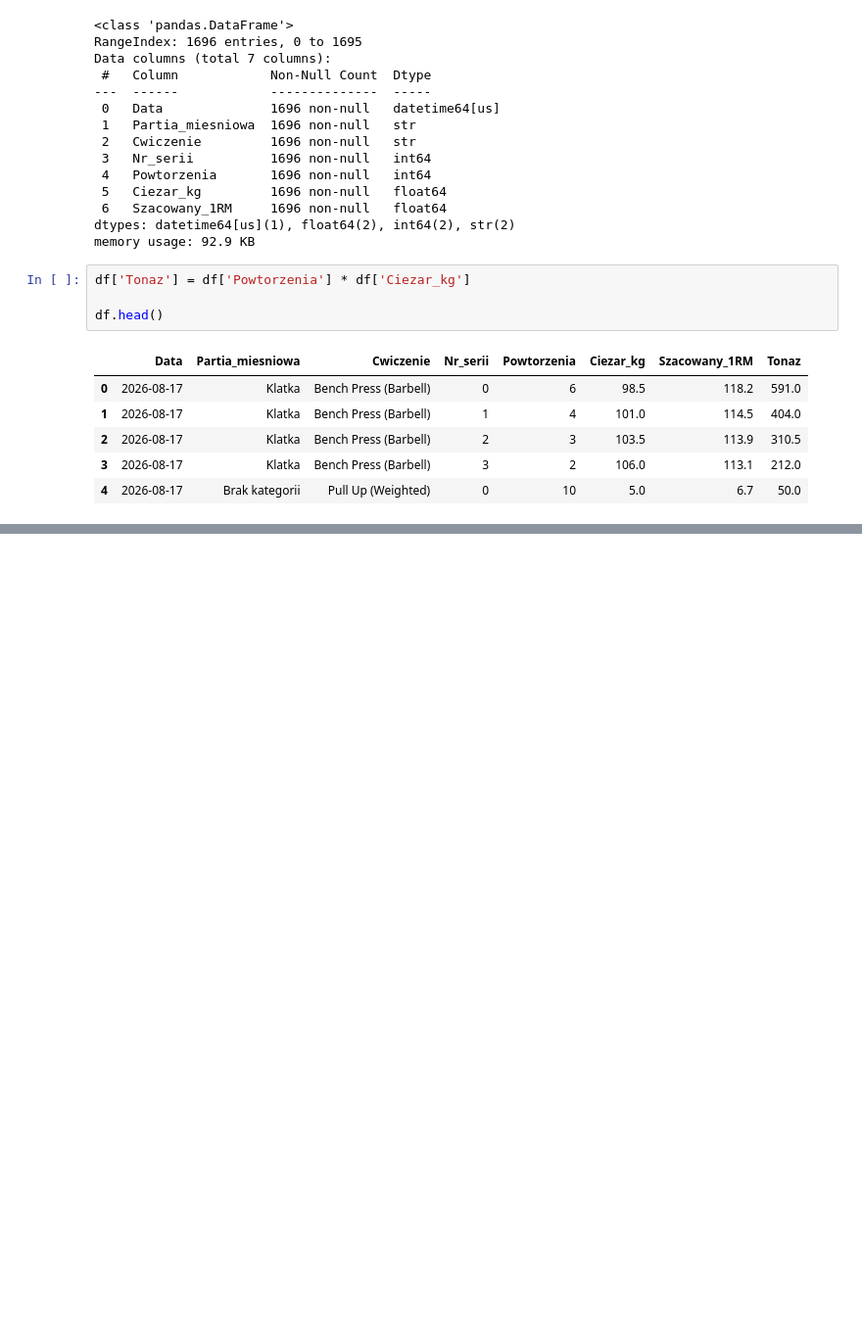
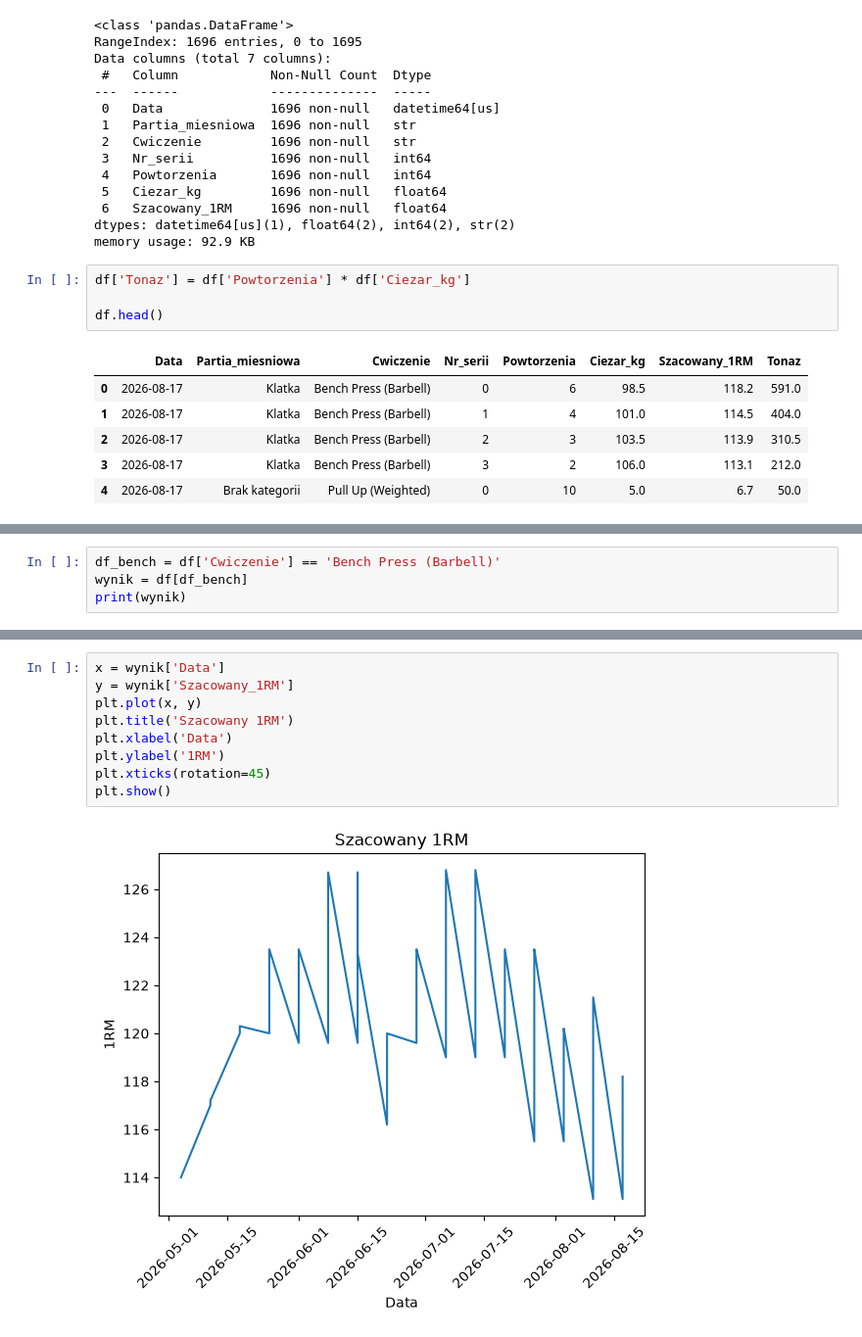
Before and after one commit to bartli555/gym_tracker, a Jupyter notebook: Untitled.ipynb, the cells around one changed output, grey strips where cells are left out. Shown at 98% size. Cells and saved outputs as stored; diff of their text form; blank space fills up the shorter version.

```diff
--- a/Untitled.ipynb
+++ b/Untitled.ipynb
@@ -66,0 +103,4 @@ df.head()
+# %%
+df_bench = df['Cwiczenie'] == 'Bench Press (Barbell)'
+wynik = df[df_bench]
+print(wynik)
@@ -66,0 +125,11 @@ df.head()
+# %%
+x = wynik['Data']
+y = wynik['Szacowany_1RM']
+plt.plot(x, y)
+plt.title('Szacowany 1RM')
+plt.xlabel('Data')
+plt.ylabel('1RM')
+plt.xticks(rotation=45)
+plt.show()
+# %% [output]
+[figure, added]
```
Also changed, not shown: parts of 5 cells of this notebook, 1 other file.
